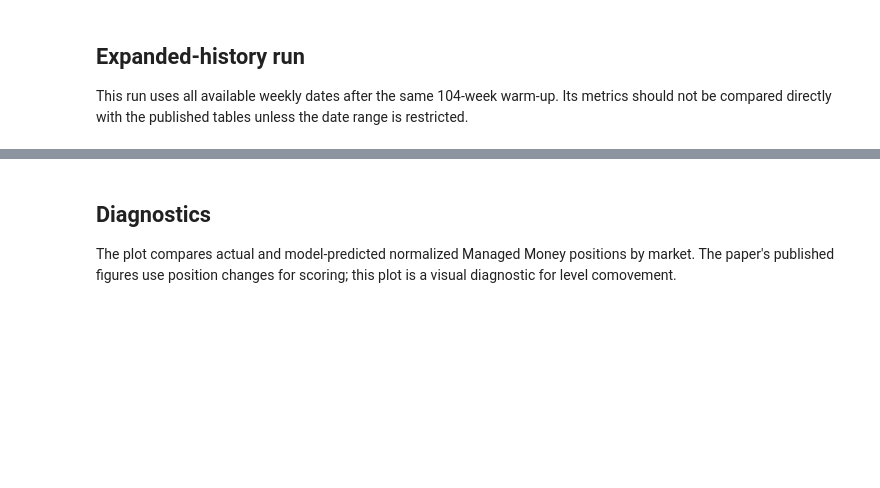
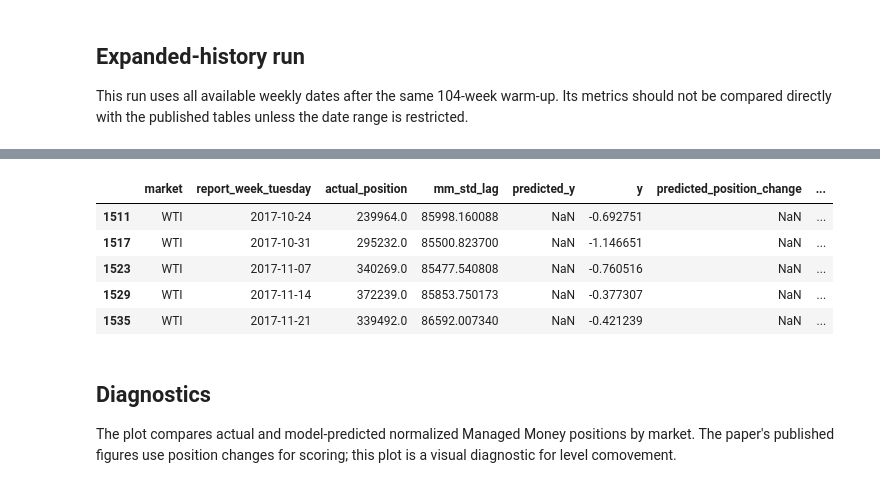
Before and after one commit to julienwax/Capstone, a Jupyter notebook: paper_replication/notebooks/replicate_insight_177.ipynb, the cells around one changed output, grey strips where cells are left out. Saved outputs shown, nothing was run; the diff lists cells and outputs as text; code cells hidden in the pictures; blank space fills up the shorter version.

```diff
--- a/paper_replication/notebooks/replicate_insight_177.ipynb
+++ b/paper_replication/notebooks/replicate_insight_177.ipynb
@@ -52,9 +74,16 @@ expanded_metrics
 # %%
 expanded_predictions = expanded_run['predictions']
-expanded_predictions.to_csv(OUTPUT_DIR / 'model_predictions_expanded.csv', index=False)
-expanded_run['weekly_panel'].to_parquet(PROJECT_ROOT / 'derived' / 'weekly_features_expanded.parquet', index=False)
-expanded_metrics.to_csv(OUTPUT_DIR / 'metrics_expanded.csv')
+expanded_predictions.to_csv(OUTPUT_DIR / 'neural_network' / 'model_predictions_expanded.csv', index=False)
+expanded_run['weekly_panel'].to_parquet(PROJECT_ROOT / 'outputs' / 'neural_network' / 'weekly_features_expanded.parquet', index=False)
+expanded_metrics.to_csv(OUTPUT_DIR / 'neural_network' / 'metrics_expanded.csv')
 expanded_predictions.tail()
+# %% [output]
+|  | market | report_week_tuesday | actual_position | mm_std_lag | predicted_y | y | predicted_position_change | ... |
+| 1511 | WTI | 2017-10-24 | 239964.0 | 85998.160088 | NaN | -0.692751 | NaN | ... |
+| 1517 | WTI | 2017-10-31 | 295232.0 | 85500.823700 | NaN | -1.146651 | NaN | ... |
+| 1523 | WTI | 2017-11-07 | 340269.0 | 85477.540808 | NaN | -0.760516 | NaN | ... |
+| 1529 | WTI | 2017-11-14 | 372239.0 | 85853.750173 | NaN | -0.377307 | NaN | ... |
+| 1535 | WTI | 2017-11-21 | 339492.0 | 86592.007340 | NaN | -0.421239 | NaN | ... |
 # %% [markdown]
 ## Diagnostics
 
```
Also changed, not shown: parts of 6 cells of this notebook, 18 other files.
